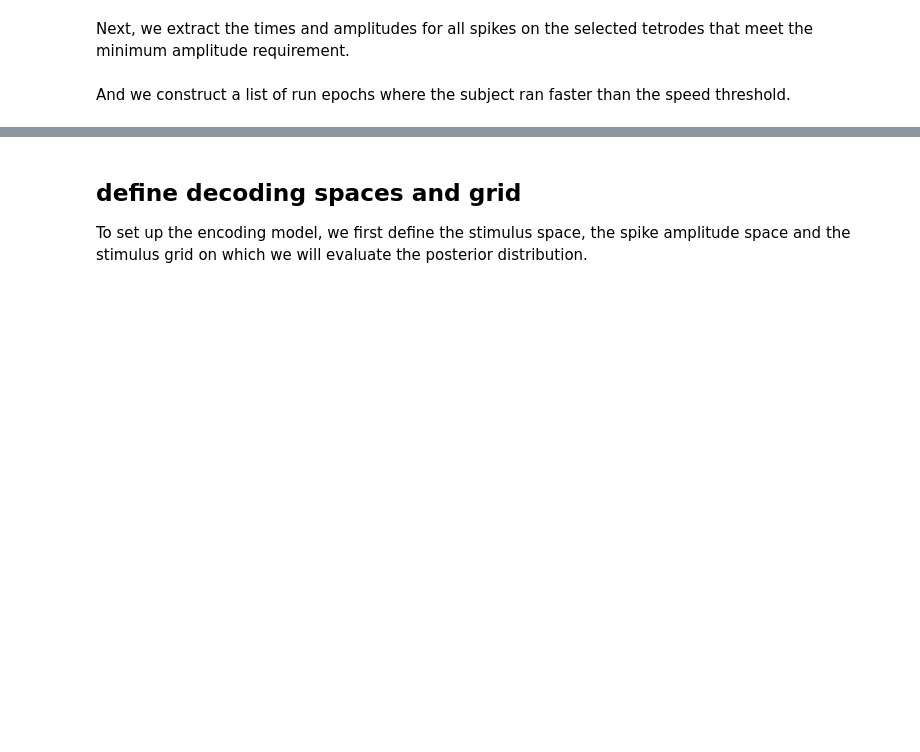
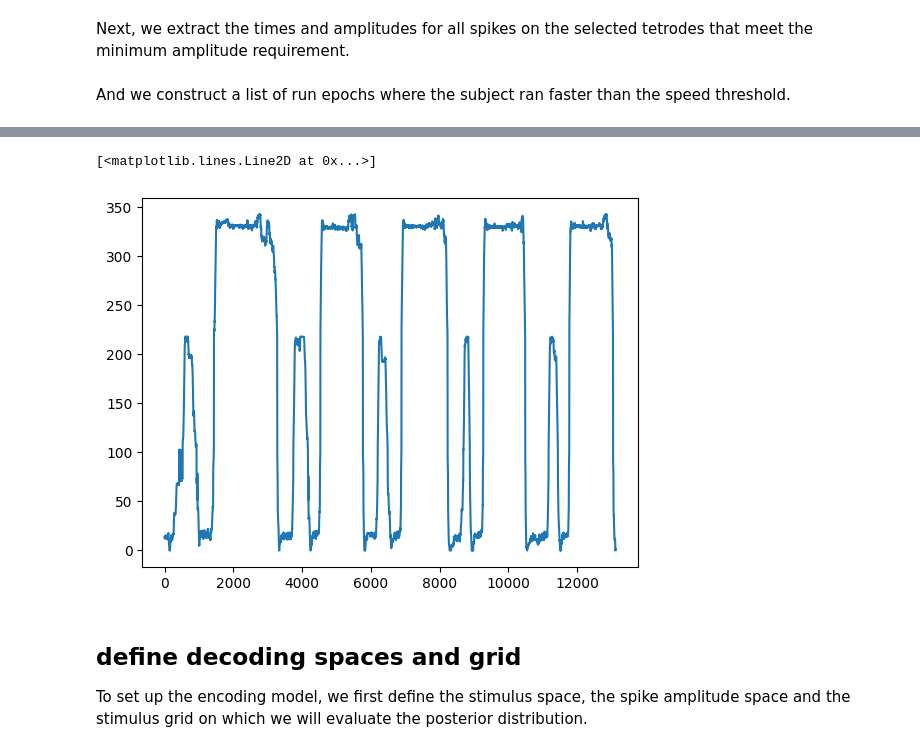
Before and after one commit to KatharinaBracher/py-compressed-kde, a Jupyter notebook: docs/source/decoding/compressed_density_decoding.ipynb, the cells around one changed output, grey strips where cells are left out. Cells and saved outputs as stored; diff of their text form; code cells hidden in the pictures; blank space fills up the shorter version.

```diff
--- a/docs/source/decoding/compressed_density_decoding.ipynb
+++ b/docs/source/decoding/compressed_density_decoding.ipynb
@@ -177,3 +221,8 @@ with np.errstate(invalid="ignore"):  # get rid of annoying warning about NaNs
+# %%
+plt.plot(linear_pos)
+# %% [output]
+[<matplotlib.lines.Line2D at 0x...>]
+[figure, added]
 # %% [markdown]
 ## define decoding spaces and grid
 To set up the encoding model, we first define the stimulus space, the spike amplitude space and the stimulus grid on which we will evaluate the posterior distribution.
```
Also changed, not shown: parts of 16 cells of this notebook, 1 other file.
